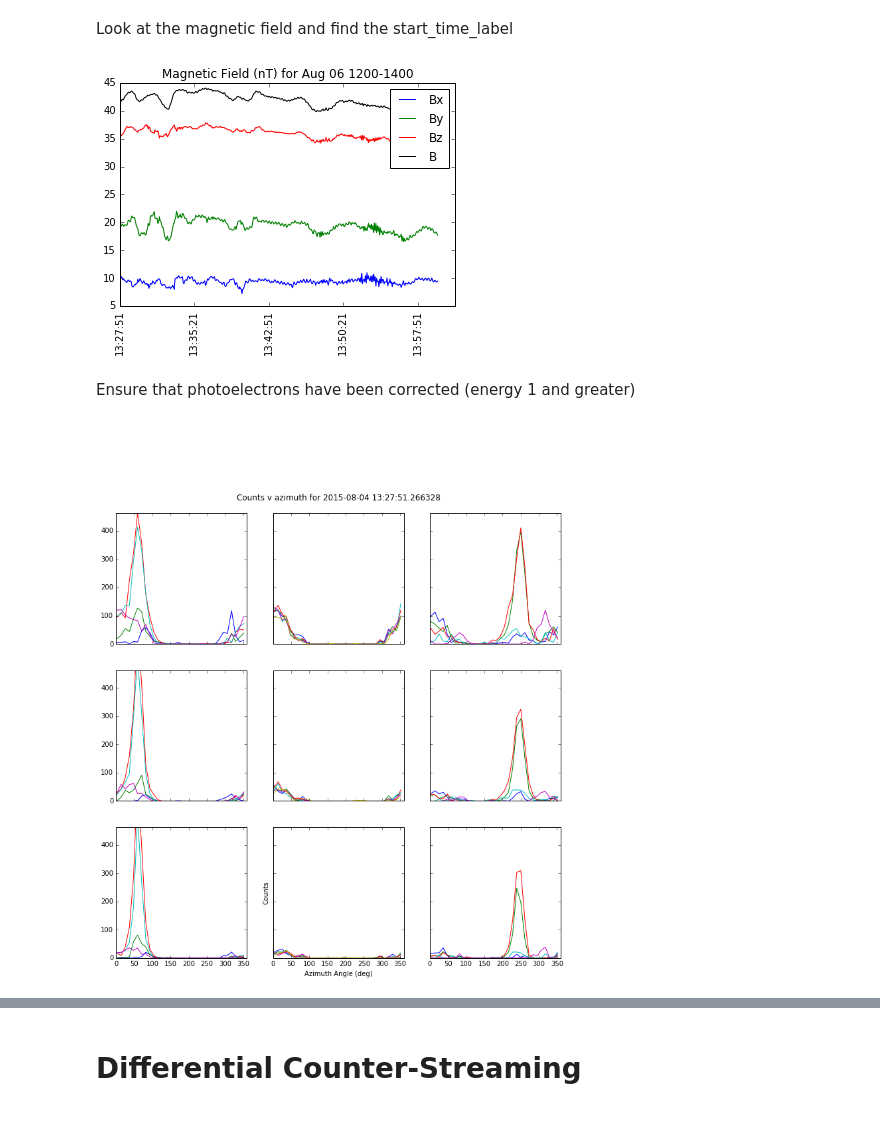
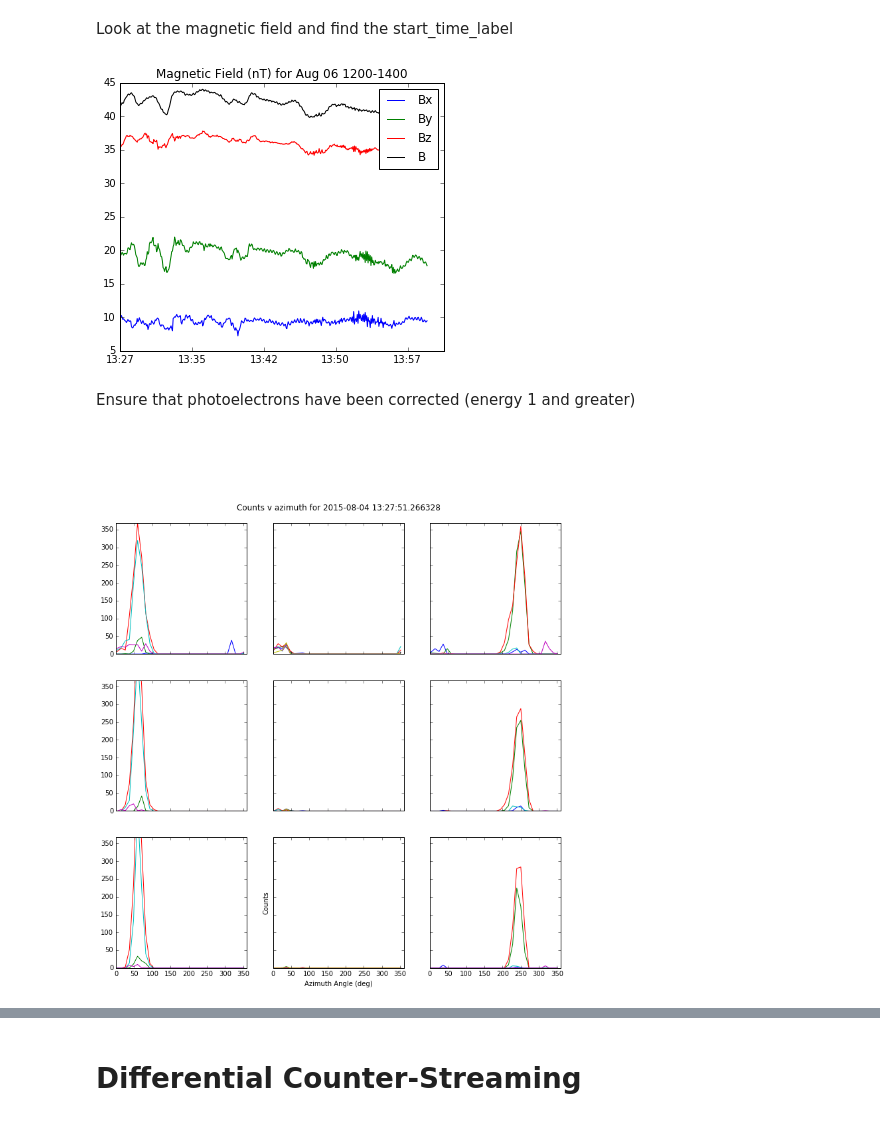
Before and after one commit to gravmath/PAD, a Jupyter notebook: PAD_production-Aug 4 2015.ipynb, the cells around one changed output, grey strips where cells are left out. Cells and saved outputs as stored; diff of their text form; code cells hidden in the pictures.

```diff
--- a/PAD_production-Aug 4 2015.ipynb
+++ b/PAD_production-Aug 4 2015.ipynb
@@ -10,7 +10,7 @@ dist_file      = 'C:/Yuggoth/Events/2015/Aug 04/mms1_fpi_fast_l2_des-dist_201508
 moms_file      = 'C:/Yuggoth/Events/2015/Aug 04/mms1_fpi_fast_l2_des-moms_20150804120000_v3.1.0.cdf'
 
 ####Photoelectron correction file
-photo_file     = 'C:/Yuggoth/Events/2015/mms_fpi_fast_l2_des-bgdist_v1.0.0_p0-2.cdf'
+photo_file     = 'C:/Yuggoth/Events/2015/mms_fpi_fast_l2_des-bgdist_v1.1.0_p0-2.cdf'
 
 obs            = 'mms1'
 ver            = 'ver3'
@@ -24,9 +24,8 @@ CDFs['photo']  = pycdf.CDF(photo_file)
 date           = 'Aug 06 1200-1400'
 
 time_format    = '%H:%M:%S'
-
-#corrections
-corrections_on = 1
 # %%
-dude = PAD.load_e_data(CDFs,obs,'des',ver,corrections_on,correction_override = 0.45)
+#corrections
+corrections_on = 1
+dude = PAD.load_e_data(CDFs,obs,'des',ver,corrections_on,correction_override = 0.0)
 # %% [output]
@@ -70,21 +69,24 @@ Look at the magnetic field and find the start_time_label
 # %%
 start_time_label = 428
 time_slice       = slice(start_time_label,-1)
-plt.plot(dude['bfield'][time_slice,0]*dude['bfield'][time_slice,3],label='Bx')
-plt.plot(dude['bfield'][time_slice,1]*dude['bfield'][time_slice,3],label='By')
-plt.plot(dude['bfield'][time_slice,2]*dude['bfield'][time_slice,3],label='Bz')
-plt.plot(dude['bfield'][time_slice,3],'k-',label='B')
-plt.legend()
+fig_mag          = plt.figure(23,figsize=(5.8,4.8))
+ax_mag           = fig_mag.add_subplot(1,1,1)
+ax_mag.plot(dude['bfield'][time_slice,0]*dude['bfield'][time_slice,3],label='Bx')
+ax_mag.plot(dude['bfield'][time_slice,1]*dude['bfield'][time_slice,3],label='By')
+ax_mag.plot(dude['bfield'][time_slice,2]*dude['bfield'][time_slice,3],label='Bz')
+ax_mag.plot(dude['bfield'][time_slice,3],'k-',label='B')
+ax_mag.legend()
 n_B = len(dude['bfield'][:,0])
 plt.title('Magnetic Field (nT) for %s' % date)
 x        = np.arange(428,n_B,100)
 x_labels  = []
 for px in x:
-    x_labels.append(dt.datetime.strftime(dude['edist']['Epoch'][px],time_format))
-plt.xticks(x-start_time_label,x_labels,rotation='vertical')
+    x_labels.append(dt.datetime.strftime(dude['edist']['Epoch'][px],'%H:%M'))
+plt.xticks(x-start_time_label,x_labels,rotation=0)
+plt.savefig('C:/Users/cschiff/Documents/GitHub/PAD/Aug 04 - pictures/Aug 04 - mag_field.pdf',format='pdf',dpi=1200)
 plt.show()
 # %% [output]
-[figure, old version]
+[figure, new version]
 # %% [markdown]
 Ensure that photoelectrons have been corrected (energy 1 and greater)
 # %%
@@ -109,7 +111,7 @@ axes[row][col-1].set_xlabel('Azimuth Angle (deg)')
 axes[row][1].set_ylabel('Counts')
 plt.show()
 # %% [output]
-[figure, old version]
+[figure, new version]
 # %%
 erg        = 1
 Bx         = dude['bfield'][time_label,0]
```
Also changed, not shown: parts of 7 cells of this notebook, 10 other files.
